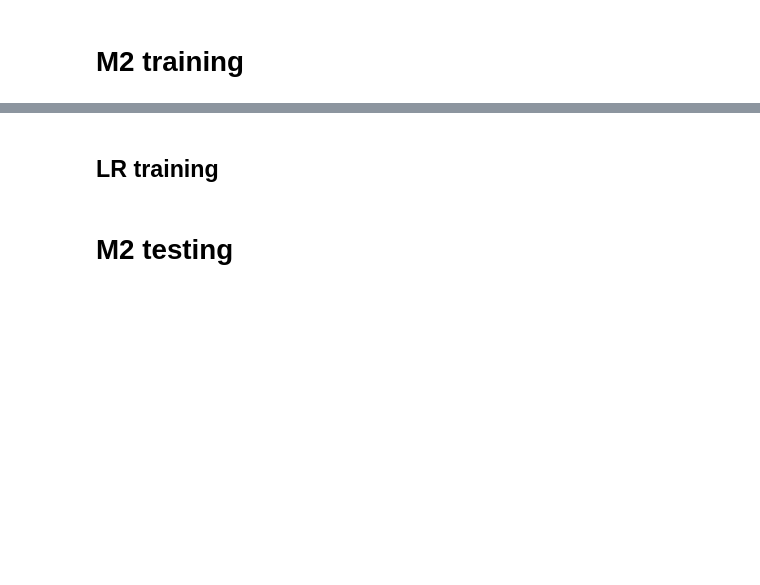
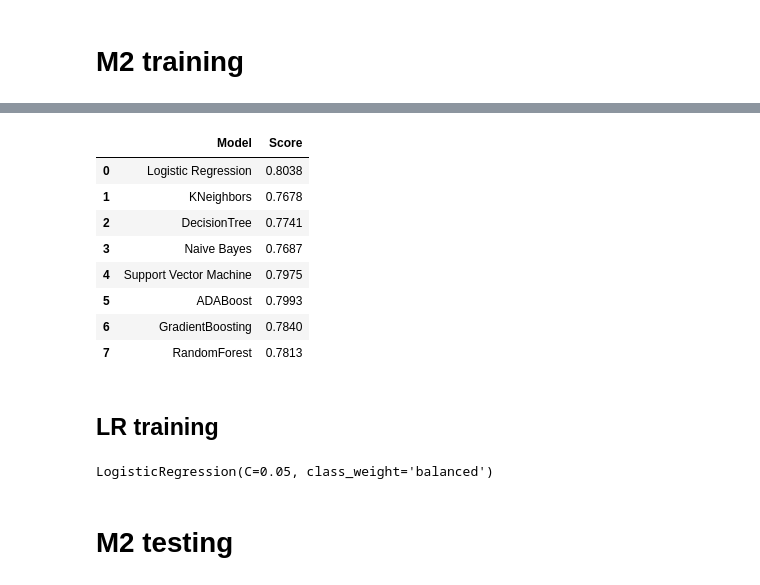
Before and after one commit to sarthakkhanna05/Autism-Spectrum-Disorder-Detection, a Jupyter notebook: code/Video ML models/LR-5 code/RUNME_LR_5.ipynb, the cells around one changed output, grey strips where cells are left out. Cells and saved outputs as stored; diff of their text form; code cells hidden in the pictures; blank space fills up the shorter version.

Commit message:
Model changes

```diff
--- a/code/Video ML models/LR-5 code/RUNME_LR_5.ipynb
+++ b/code/Video ML models/LR-5 code/RUNME_LR_5.ipynb
@@ -91,0 +104,2 @@ NameError: name 'CVP_Set' is not defined
+# %%
+x_train, x_test, y_train, y_test = train_test_split(data, data.labels, test_size=0.2, random_state=13)
@@ -92,8 +128,59 @@ NameError: name 'CVP_Set' is not defined
+# %%
+#Using different models to get an idea which model would be good for tuning
+def GetSimpleModel():
+    simpleModels = []
+    simpleModels.append(('Logistic Regression'   , LogisticRegression(max_iter=5000)))
+    simpleModels.append(('KNeighbors'  , KNeighborsClassifier()))
+    simpleModels.append(('DecisionTree' , DecisionTreeClassifier()))
+    simpleModels.append(('Naive Bayes'   , GaussianNB()))
+    simpleModels.append(('Support Vector Machine'  , SVC(probability=True)))
+    simpleModels.append(('ADABoost'   , AdaBoostClassifier()))
+    simpleModels.append(('GradientBoosting'  , GradientBoostingClassifier()))
+    simpleModels.append(('RandomForest'   , RandomForestClassifier()))
+
+
+    return simpleModels
+# %%
+# Function to get cross validation score
+def BasedLine(x_train, y_train,models):
+
+    num_folds = 5
+    scoring = 'accuracy'
+
+    results = []
+    names = []
+    for name, model in models:
+        kfold = StratifiedKFold(n_splits=num_folds)
+        res = cross_val_score(model, x_train, y_train, cv=kfold, scoring=scoring)
+        results.append(res)
+        names.append(name)
+    cv_scores = []
+    for cv in results:
+        cv_scores.append("{:.4f}".format(cv.mean()))
+
+    scoreDataFrame = pd.DataFrame({'Model':names, 'Score': cv_scores})
+    return scoreDataFrame
+# %%
+models = GetSimpleModel()
+cv_Score=BasedLine(x_train, y_train,models)
+cv_Score
+# %% [output]
+|  | Model | Score |
+| 0 | Logistic Regression | 0.8038 |
+| 1 | KNeighbors | 0.7678 |
+| 2 | DecisionTree | 0.7741 |
+| 3 | Naive Bayes | 0.7687 |
+| 4 | Support Vector Machine | 0.7975 |
+| 5 | ADABoost | 0.7993 |
+| 6 | GradientBoosting | 0.7840 |
+| 7 | RandomForest | 0.7813 |
 # %% [markdown]
 ## LR training
 # %%
-lr = BinClassifier(proc=LogisticRegression(C=0.05, penalty='l2',class_weight='balanced'), severity=False)
-lr.fit(cv_set.cv_feat, cv_set.cv_labels)
+lr = LogisticRegression(C=0.05, penalty='l2',class_weight='balanced')
+lr.fit(x_train, y_train)
+# %% [output]
+LogisticRegression(C=0.05, class_weight='balanced')
 # %% [markdown]
 # M2 testing
 # %%
```
Also changed, not shown: parts of 8 cells of this notebook, 2 other files.
